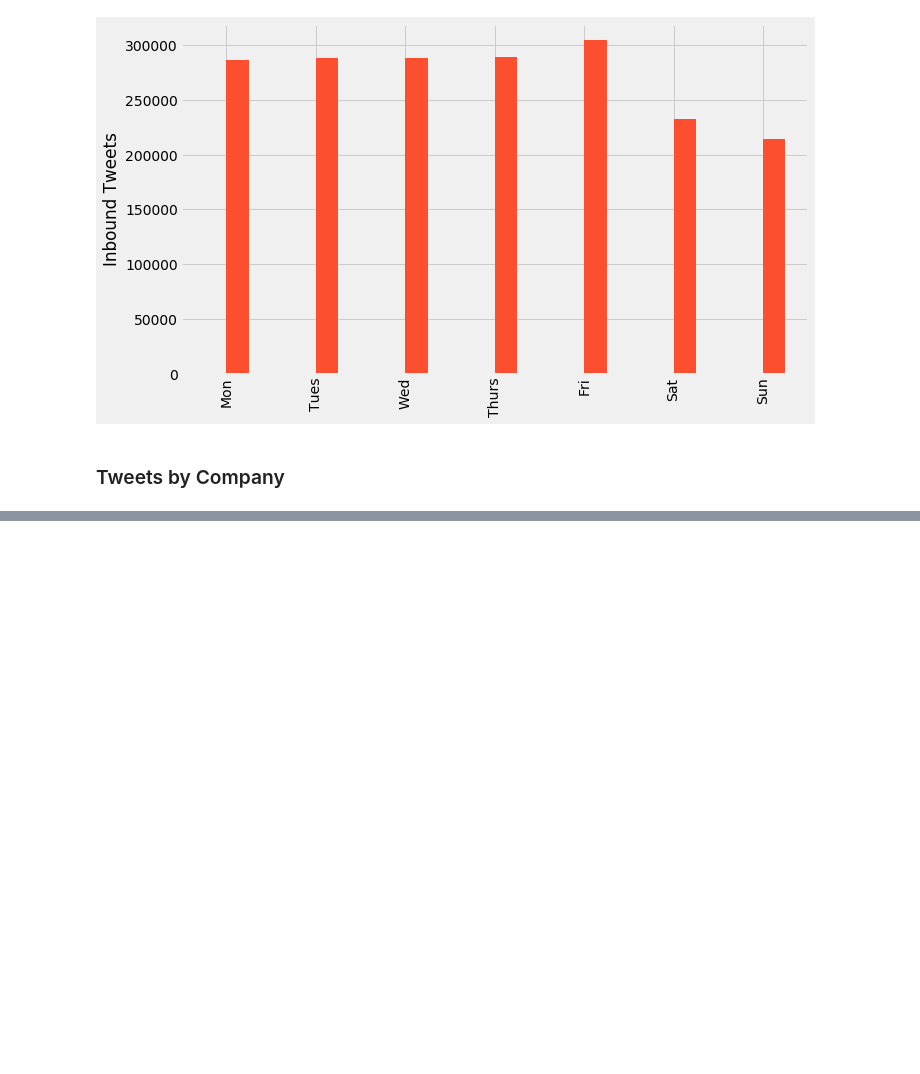
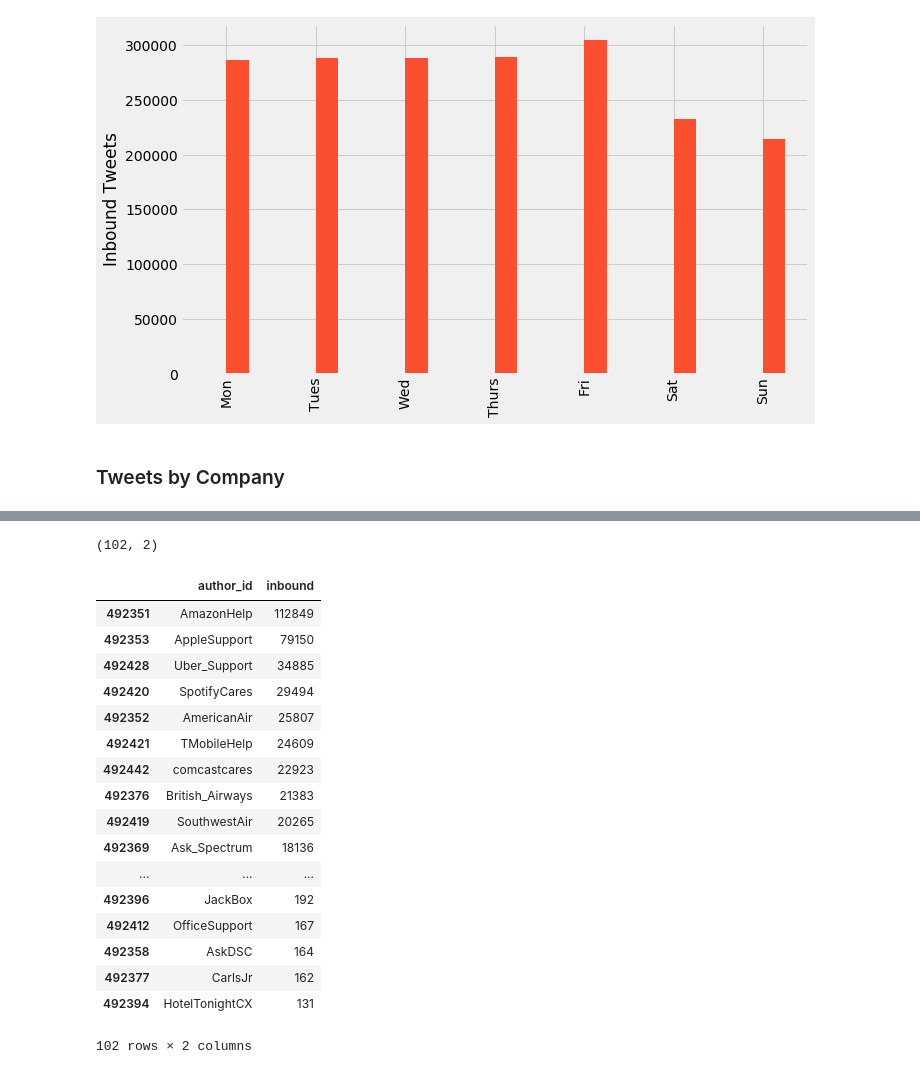
Before and after one commit to xvila/Twitter-Customer-Support-Exploration, a Jupyter notebook: notebooks/data_processing.ipynb, the cells around one changed output, grey strips where cells are left out. Saved outputs shown, nothing was run; the diff lists cells and outputs as text; code cells hidden in the pictures; blank space fills up the shorter version.

```diff
--- a/notebooks/data_processing.ipynb
+++ b/notebooks/data_processing.ipynb
@@ -157,0 +151,30 @@ ValueError: max must be larger than min in range parameter.
+# %%
+companyGroup = df.groupby('author_id').inbound.count().reset_index()
+# %%
+companyGroup = companyGroup.loc[companyGroup.iloc[:,0].str.contains(r'(^\D{6})')]
+companyGroup.sort_values('inbound',ascending=False,inplace=True)
+# %%
+companyGroup.shape
+# %% [output]
+(102, 2)
+# %%
+companyGroup
+# %% [output]
+|  | author_id | inbound |
+| 492351 | AmazonHelp | 112849 |
+| 492353 | AppleSupport | 79150 |
+| 492428 | Uber_Support | 34885 |
+| 492420 | SpotifyCares | 29494 |
+| 492352 | AmericanAir | 25807 |
+| 492421 | TMobileHelp | 24609 |
+| 492442 | comcastcares | 22923 |
+| 492376 | British_Airways | 21383 |
+| 492419 | SouthwestAir | 20265 |
+| 492369 | Ask_Spectrum | 18136 |
+| ... | ... | ... |
+| 492396 | JackBox | 192 |
+| 492412 | OfficeSupport | 167 |
+| 492358 | AskDSC | 164 |
+| 492377 | CarlsJr | 162 |
+| 492394 | HotelTonightCX | 131 |
+102 rows × 2 columns
```
Also changed, not shown: parts of 3 cells of this notebook.
